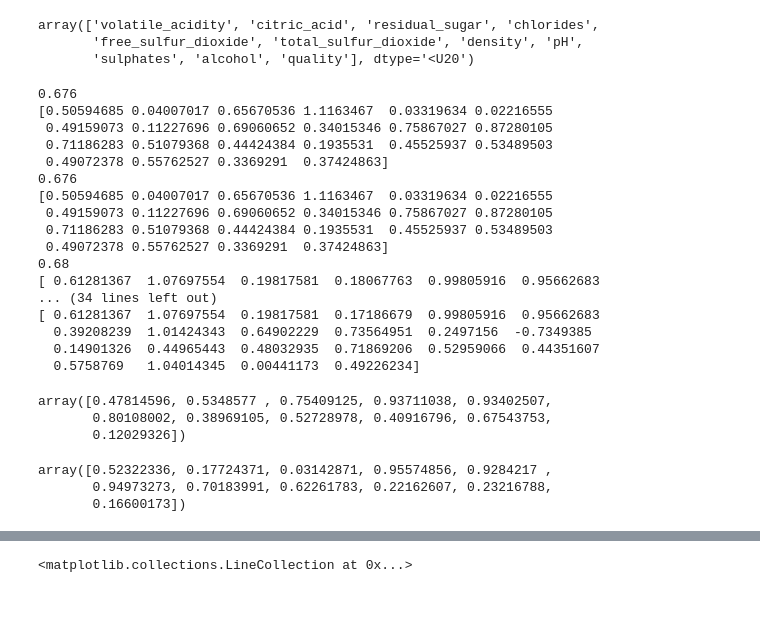
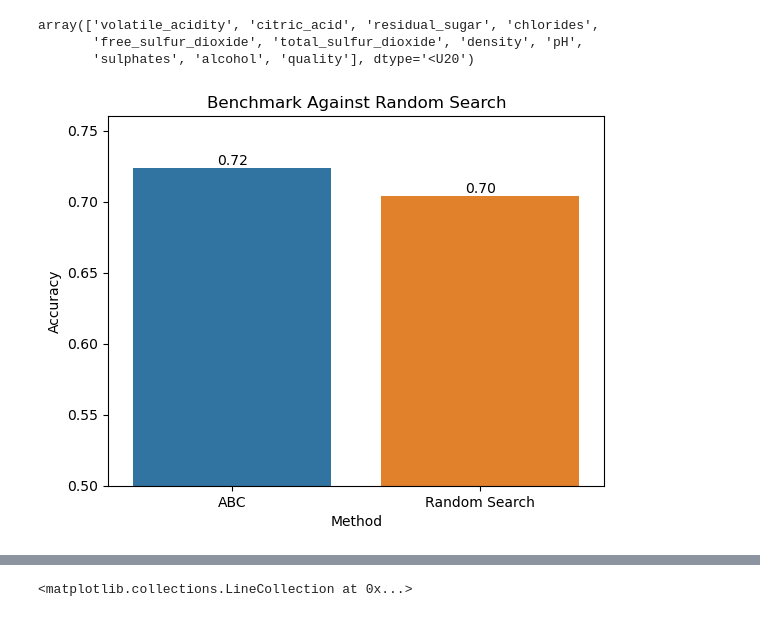
Before and after one commit to sbracellari/csi-6160, a Jupyter notebook: project/project.ipynb, the cells around one changed output, grey strips where cells are left out. Cells and saved outputs as stored; diff of their text form; code cells hidden in the pictures.

Commit message:
Benchmark against random search

```diff
--- a/project/project.ipynb
+++ b/project/project.ipynb
@@ -346,24 +345,0 @@ RUN = False
-# %%
-import warnings
-
-with warnings.catch_warnings():
-    warnings.simplefilter("ignore")
-    s = abc(100, 10, enhanced_onlooker, smart_scout=True, smart_employed=True, model='tree', quiet=False)
-# %% [output]
-0.676
-[0.50594685 0.04007017 0.65670536 1.1163467  0.03319634 0.02216555
- 0.49159073 0.11227696 0.69060652 0.34015346 0.75867027 0.87280105
- 0.71186283 0.51079368 0.44424384 0.1935531  0.45525937 0.53489503
- 0.49072378 0.55762527 0.3369291  0.37424863]
-0.676
-[0.50594685 0.04007017 0.65670536 1.1163467  0.03319634 0.02216555
- 0.49159073 0.11227696 0.69060652 0.34015346 0.75867027 0.87280105
- 0.71186283 0.51079368 0.44424384 0.1935531  0.45525937 0.53489503
- 0.49072378 0.55762527 0.3369291  0.37424863]
-0.68
-[ 0.61281367  1.07697554  0.19817581  0.18067763  0.99805916  0.95662683
-... (34 lines left out)
-[ 0.61281367  1.07697554  0.19817581  0.17186679  0.99805916  0.95662683
-  0.39208239  1.01424343  0.64902229  0.73564951  0.2497156  -0.7349385
-  0.14901326  0.44965443  0.48032935  0.71869206  0.52959066  0.44351607
-  0.5758769   1.04014345  0.00441173  0.49226234]
@@ -370 +349,37 @@ with warnings.catch_warnings():
+# %%
+def random_search_benchmark():
+    with warnings.catch_warnings():
+        warnings.simplefilter("ignore")
+        st = datetime.datetime.now()
+        s = abc(160, 80, enhanced_onlooker, smart_scout=True, smart_employed=True, model='tree', quiet=True)
+        duration = (datetime.datetime.now() - st).total_seconds()
+
+    st = datetime.datetime.now()
+    rng = rand.Generator(rand.PCG64(4232023))
+    best_score = -1
+    best_vals = rng.random(s.best_sol.size)
+    while (datetime.datetime.now() - st).total_seconds() < duration:
+        vals = rng.random(s.best_sol.size)
+        score = evaluate(vals)
+        if score > best_score:
+            best_score = score
+            best_vals = vals
+
+    f, ax = plt.subplots()
+    ax.plot()
+
+    scores = [s.best_fitness, best_score]
+    method = ["ABC", "Random Search"]
+    plot_df = pd.DataFrame.from_dict({'Accuracy': scores, 'Method': method})
+    ax.set_title('Benchmark Against Random Search')
+    seaborn.barplot(data=plot_df, x='Method', y='Accuracy', ax=ax)
+    for container in ax.containers:
+        ax.set_ylim(0.5, ax.get_ylim()[1])
+        ax.bar_label(container, fmt='%.2f')
+    plt.show()
+
+if RUN:
+    random_search_benchmark()
+# %% [output]
+[figure, added]
 # %%
@@ -397,17 +400,0 @@ else:
-# %%
-# Best DecisionTree 0.744
-vals = np.array([0.47814596, 0.5348577, 0.75409125, 0.93711038, 0.93402507, 0.80108002,
- 0.38969105, 0.52728978, 0.40916796, 0.67543753, 0.12029326, 0.52322336,
- 0.17724371, 0.03142871, 0.95574856, 0.9284217,  0.94973273, 0.70183991,
- 0.62261783, 0.22162607, 0.23216788, 0.16600173])
-vals[:NUM_FEATURES]
-# %% [output]
-array([0.47814596, 0.5348577 , 0.75409125, 0.93711038, 0.93402507,
-       0.80108002, 0.38969105, 0.52728978, 0.40916796, 0.67543753,
-       0.12029326])
-# %%
-vals[NUM_FEATURES:]
-# %% [output]
-array([0.52322336, 0.17724371, 0.03142871, 0.95574856, 0.9284217 ,
-       0.94973273, 0.70183991, 0.62261783, 0.22162607, 0.23216788,
-       0.16600173])
```
Also changed, not shown: parts of 18 cells of this notebook.
